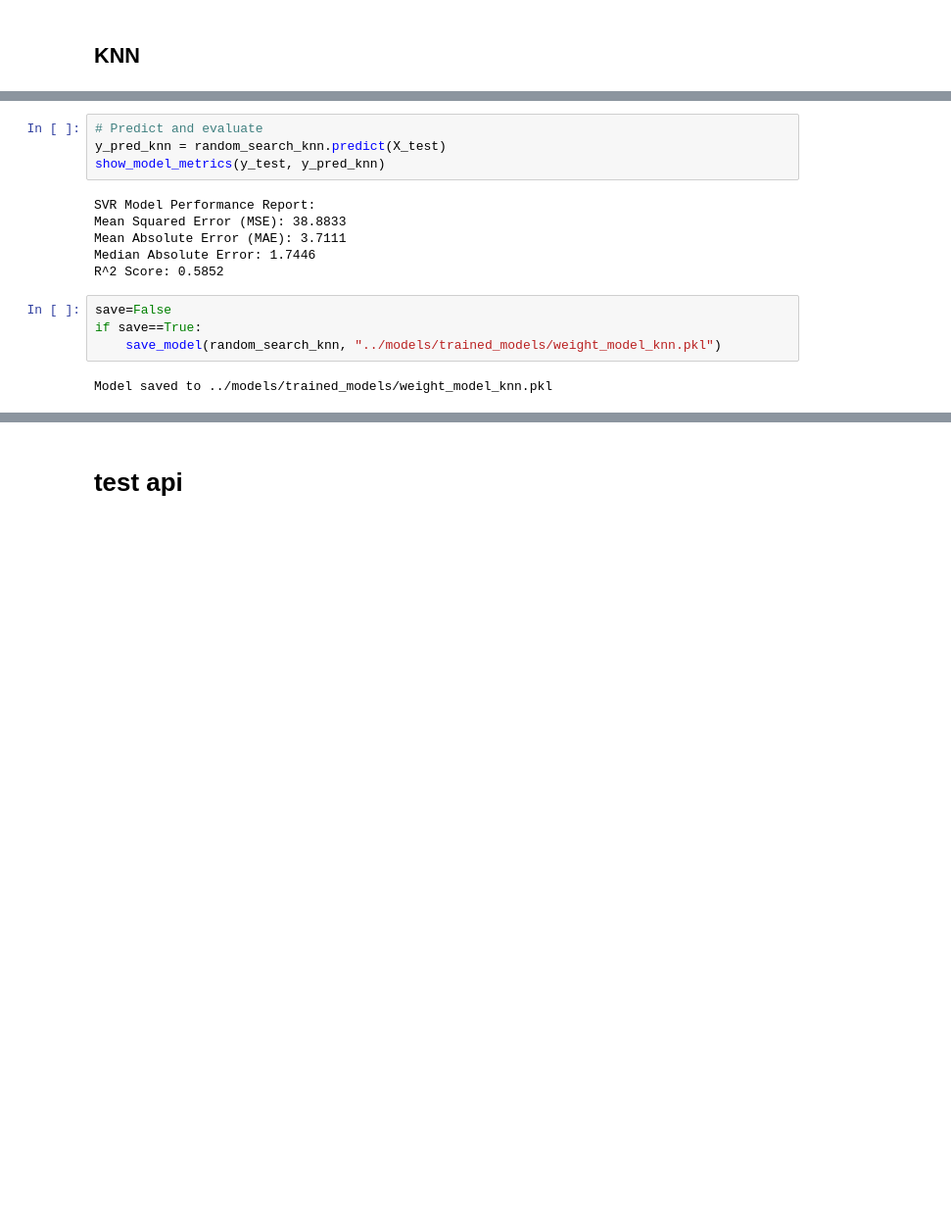
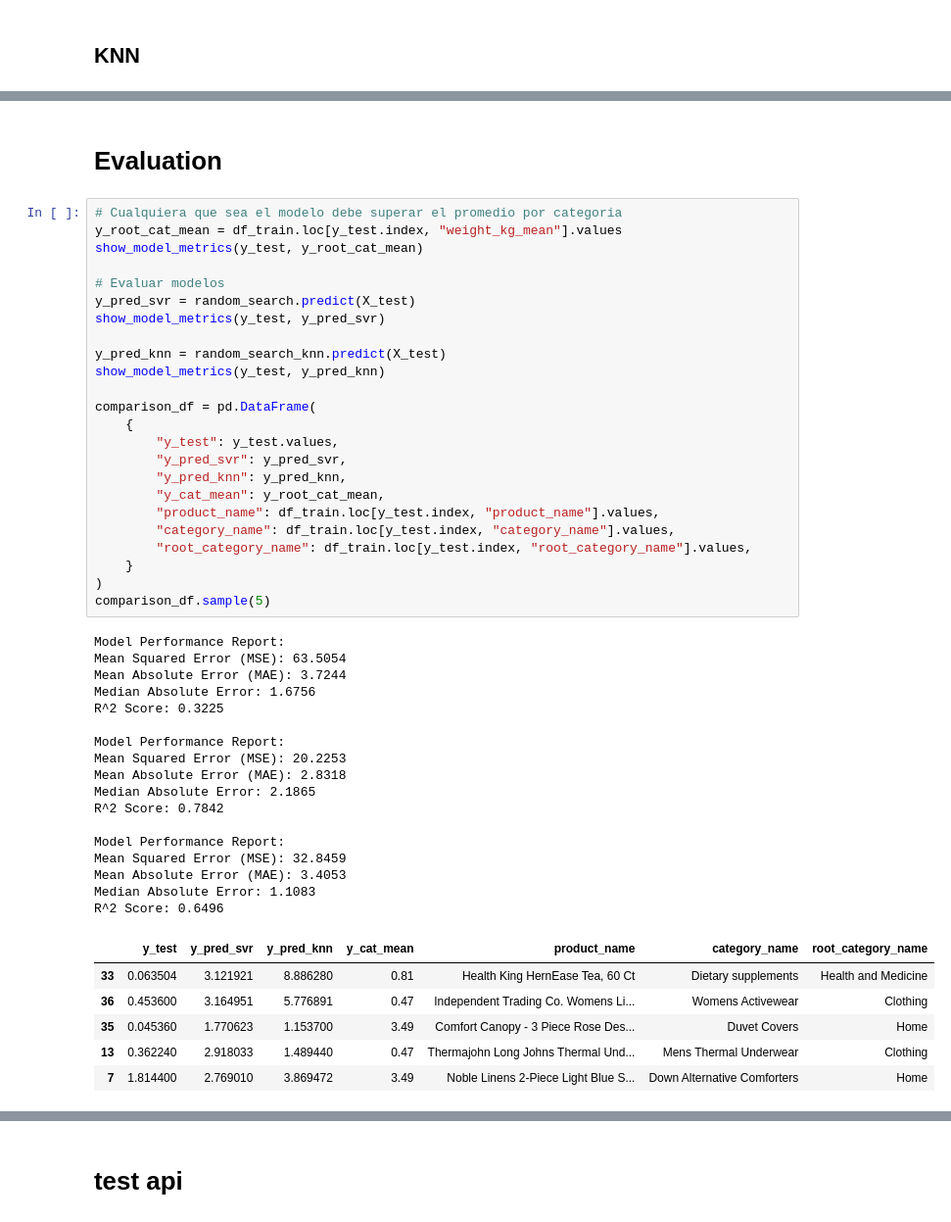
Before and after one commit to madboffin/DS-peso-y-volumetria-de-mercancias, a Jupyter notebook: notebooks/03_model_training.ipynb, the cells around one changed output, grey strips where cells are left out. Shown at 98% size. Drawn from its saved outputs; the diff is of its cells as text; blank space fills up the shorter version.

```diff
--- a/notebooks/03_model_training.ipynb
+++ b/notebooks/03_model_training.ipynb
@@ -219,19 +190,53 @@ print("Best KNN CV score:", -random_search_knn.best_score_)
 # %% [output]
 Best KNN parameters: {'weights': 'distance', 'p': 1, 'n_neighbors': 5}
 Best KNN CV score: 52.90118498852122
-# %%
-# Predict and evaluate
-y_pred_knn = random_search_knn.predict(X_test)
-show_model_metrics(y_test, y_pred_knn)
-# %% [output]
-SVR Model Performance Report:
-Mean Squared Error (MSE): 38.8833
-Mean Absolute Error (MAE): 3.7111
-Median Absolute Error: 1.7446
-R^2 Score: 0.5852
-# %%
-save=False
-if save==True:
-    save_model(random_search_knn, "../models/trained_models/weight_model_knn.pkl")
-# %% [output]
-Model saved to ../models/trained_models/weight_model_knn.pkl
+# %% [markdown]
+# Evaluation
+# %%
+# Cualquiera que sea el modelo debe superar el promedio por categoria
+y_root_cat_mean = df_train.loc[y_test.index, "weight_kg_mean"].values
+show_model_metrics(y_test, y_root_cat_mean)
+
+# Evaluar modelos
+y_pred_svr = random_search.predict(X_test)
+show_model_metrics(y_test, y_pred_svr)
+
+y_pred_knn = random_search_knn.predict(X_test)
+show_model_metrics(y_test, y_pred_knn)
+
+comparison_df = pd.DataFrame(
+    {
+        "y_test": y_test.values,
+        "y_pred_svr": y_pred_svr,
+        "y_pred_knn": y_pred_knn,
+        "y_cat_mean": y_root_cat_mean,
+        "product_name": df_train.loc[y_test.index, "product_name"].values,
+        "category_name": df_train.loc[y_test.index, "category_name"].values,
+        "root_category_name": df_train.loc[y_test.index, "root_category_name"].values,
+    }
+)
+comparison_df.sample(5)
+# %% [output]
+Model Performance Report:
+Mean Squared Error (MSE): 63.5054
+Mean Absolute Error (MAE): 3.7244
+Median Absolute Error: 1.6756
+R^2 Score: 0.3225
+
+Model Performance Report:
+Mean Squared Error (MSE): 20.2253
+Mean Absolute Error (MAE): 2.8318
+Median Absolute Error: 2.1865
+R^2 Score: 0.7842
+
+Model Performance Report:
+Mean Squared Error (MSE): 32.8459
+Mean Absolute Error (MAE): 3.4053
+Median Absolute Error: 1.1083
+R^2 Score: 0.6496
+|  | y_test | y_pred_svr | y_pred_knn | y_cat_mean | product_name | category_name | root_category_name |
+| 33 | 0.063504 | 3.121921 | 8.886280 | 0.81 | Health King HernEase Tea, 60 Ct | Dietary supplements | Health and Medicine |
+| 36 | 0.453600 | 3.164951 | 5.776891 | 0.47 | Independent Trading Co. Womens Li... | Womens Activewear | Clothing |
+| 35 | 0.045360 | 1.770623 | 1.153700 | 3.49 | Comfort Canopy - 3 Piece Rose Des... | Duvet Covers | Home |
+| 13 | 0.362240 | 2.918033 | 1.489440 | 0.47 | Thermajohn Long Johns Thermal Und... | Mens Thermal Underwear | Clothing |
+| 7 | 1.814400 | 2.769010 | 3.869472 | 3.49 | Noble Linens 2-Piece Light Blue S... | Down Alternative Comforters | Home |
```
Also changed, not shown: parts of 24 cells of this notebook.
